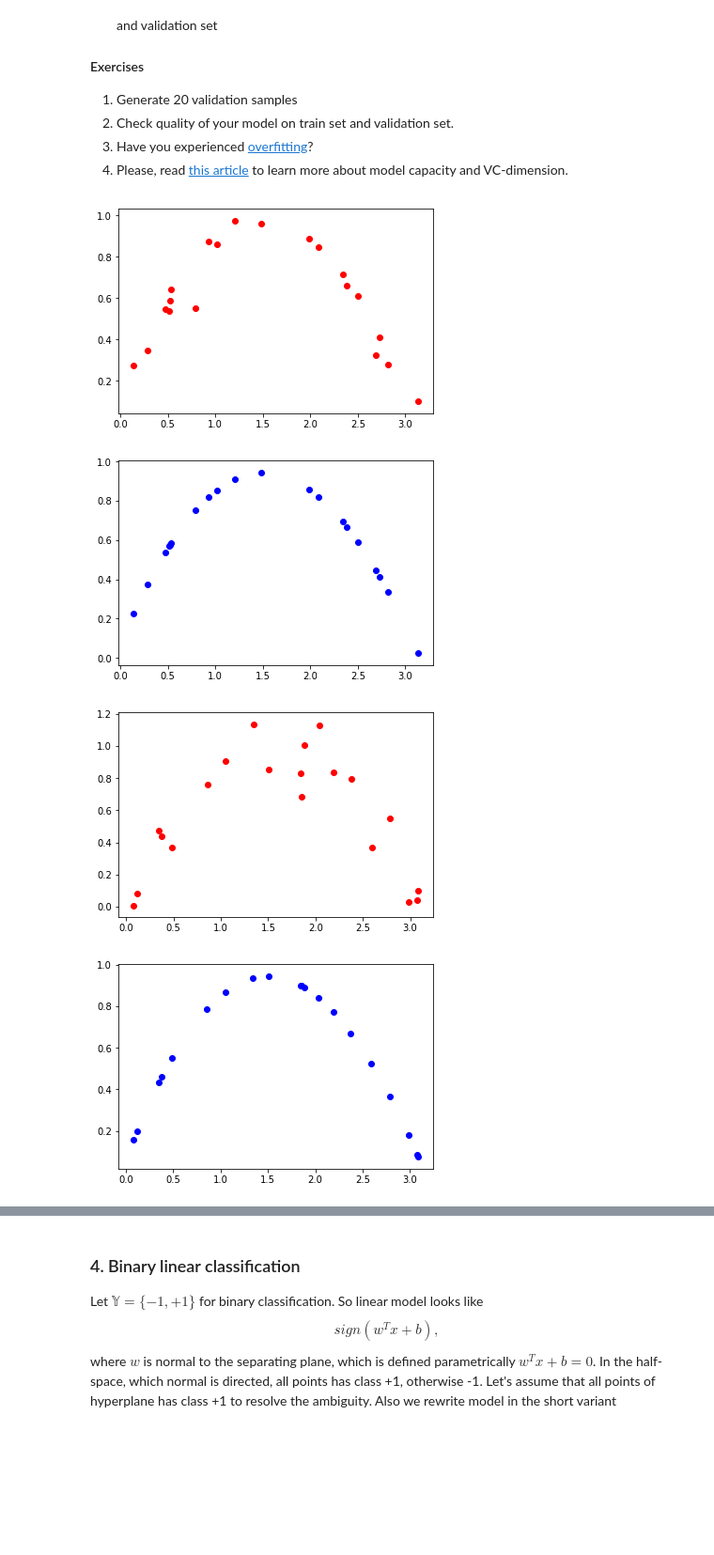
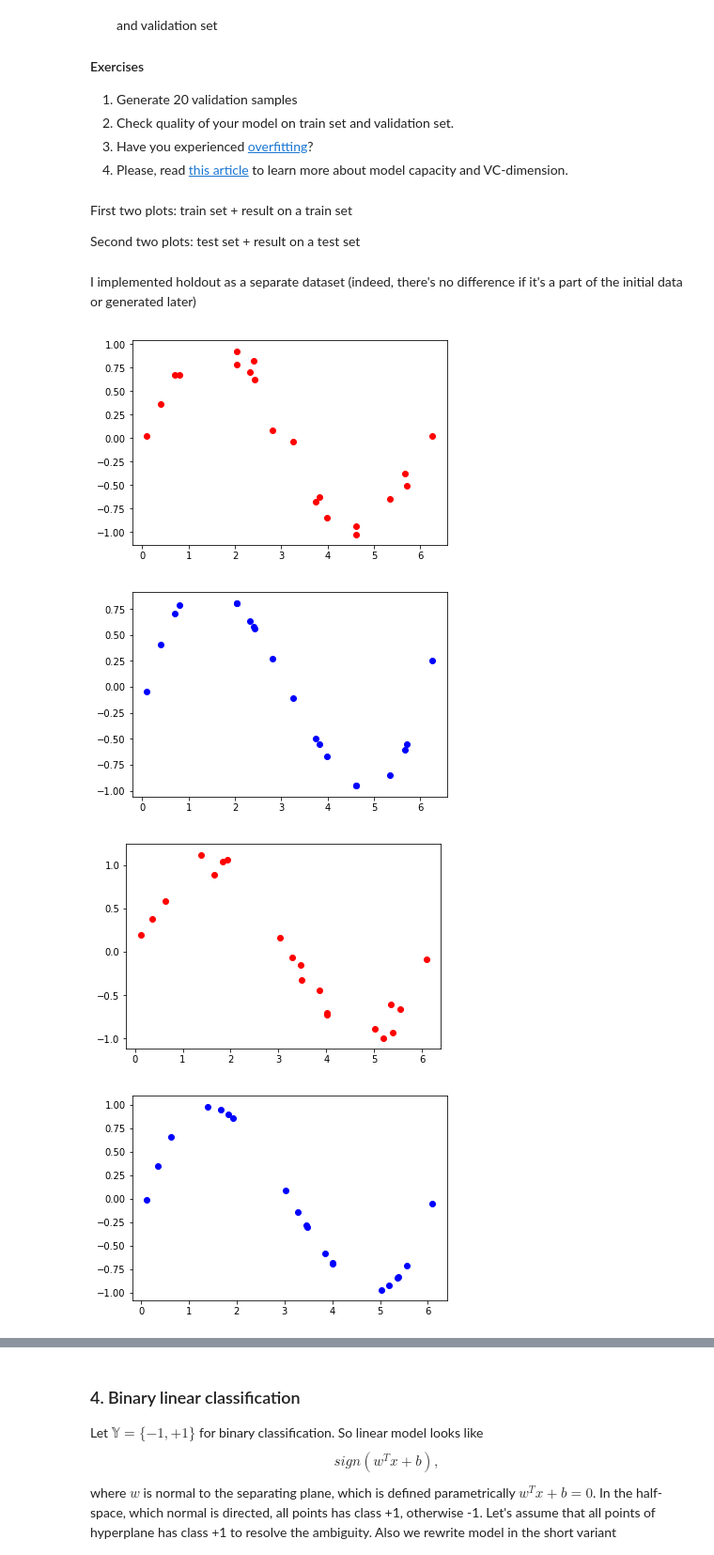
Before and after one commit to iponamareva/squad, a Jupyter notebook: labs/lab-1.ipynb, the cells around one changed output, grey strips where cells are left out. Shown at 94% size. Saved outputs shown, nothing was run; the diff lists cells and outputs as text; code cells hidden in the pictures; blank space fills up the shorter version.

```diff
--- a/labs/lab-1.ipynb
+++ b/labs/lab-1.ipynb
@@ -156,0 +118,28 @@ plt.show()
+# %%
+X3 = np.array([[0, 0, 0, 0, 0, 0, 0, 0, 0, 0, 0, 1]] * 20, dtype=float)
+for i in range(20):
+    X3[i][0] = np.random.uniform(0, 2 * np.pi)
+    for j in range(10):
+        X3[i][1 + j] = X3[i][0] ** (2 + j)
+
+xValue3 = X3.T[0]
+
+yTrue3 = np.array([np.sin(X3[i][0]) + np.random.normal(0, 0.1) for i in range(20)])
+
+w3 = np.dot(X3.transpose(), X3)
+w3 = la.inv(w3)
+w3 = np.dot(w3, X3.transpose())
+w3 = np.dot(w3, yTrue3)
+yPred3 = w3 @ X3.transpose()
+
+xnew = np.array([[0, 0, 0, 0, 0, 0, 0, 0, 0, 0, 0, 1]] * 20000, dtype=float)
+for i in range(20000):
+    xnew[i][0] = 2 * np.pi / 20000 * i
+    for j in range(10):
+        xnew[i][1 + j] = xnew[i][0] ** (2 + j)
+xValuenew = xnew.T[0]
+ynew = w3 @ xnew.transpose()
+
+plt.scatter(xValue3, yTrue3, color='red')
+plt.plot(xValuenew, ynew, color='blue')
+plt.show()
@@ -179,10 +170,16 @@ There are following types:
 2. Check quality of your model on train set and validation set.
 3. Have you experienced [overfitting](https://en.wikipedia.org/wiki/Overfitting)?
 4. Please, read [this article](https://en.wikipedia.org/wiki/VC_dimension) to learn more about model capacity and VC-dimension.
+# %% [markdown]
+First two plots: train set + result on a train set
+
+Second two plots: test set + result on a test set
+# %% [markdown]
+I implemented holdout as a separate dataset (indeed, there's no difference if it's a part of the initial data or generated later)
 # %%
 X3 = np.array([[0, 0, 0, 1]] * 20, dtype=float)
 for i in range(20):
-    X3[i][0] = np.random.uniform(0, np.pi)
+    X3[i][0] = np.random.uniform(0, 2*np.pi)
     X3[i][1] = X3[i][0] ** 2
     X3[i][2] = X3[i][0] ** 3
 
@@ -194,35 +191,35 @@ yTrue3 = np.array([np.sin(X3[i][0]) + np.random.normal(0, 0.1) for i in range(20
 
 w3 = np.dot(X3.transpose(), X3)
 w3 = la.inv(w3)
 w3 = np.dot(w3, X3.transpose())
 w3 = np.dot(w3, yTrue3)
 
 yPred3 = np.dot(w3, X3.transpose())
 
 plt.scatter(xValue3, yTrue3, color='red')
 plt.show()
 plt.scatter(xValue3, yPred3, color='blue')
 plt.show()
 
 Xtest = np.array([[0, 0, 0, 1]] * 20, dtype=float)
 for i in range(20):
-    Xtest[i][0] = np.random.uniform(0, np.pi)
+    Xtest[i][0] = np.random.uniform(0, 2*np.pi)
     Xtest[i][1] = Xtest[i][0] ** 2
     Xtest[i][2] = Xtest[i][0] ** 3
 
 xValueTest = []
 for i in range(20):
     xValueTest.append(Xtest[i][0])
 
 yTrueTest = np.array([np.sin(Xtest[i][0]) + np.random.normal(0, 0.1) for i in range(20)])
 yPredTest = np.dot(w3, Xtest.transpose())
 
 plt.scatter(xValueTest, yTrueTest, color='red')
 plt.show()
 plt.scatter(xValueTest, yPredTest, color='blue')
 plt.show()
 # %% [output]
-[figure, old version]
+[figure, new version]
-[figure, old version]
+[figure, new version]
-[figure, old version]
+[figure, new version]
-[figure, old version]
+[figure, new version]
```
Also changed, not shown: parts of 46 cells of this notebook.
